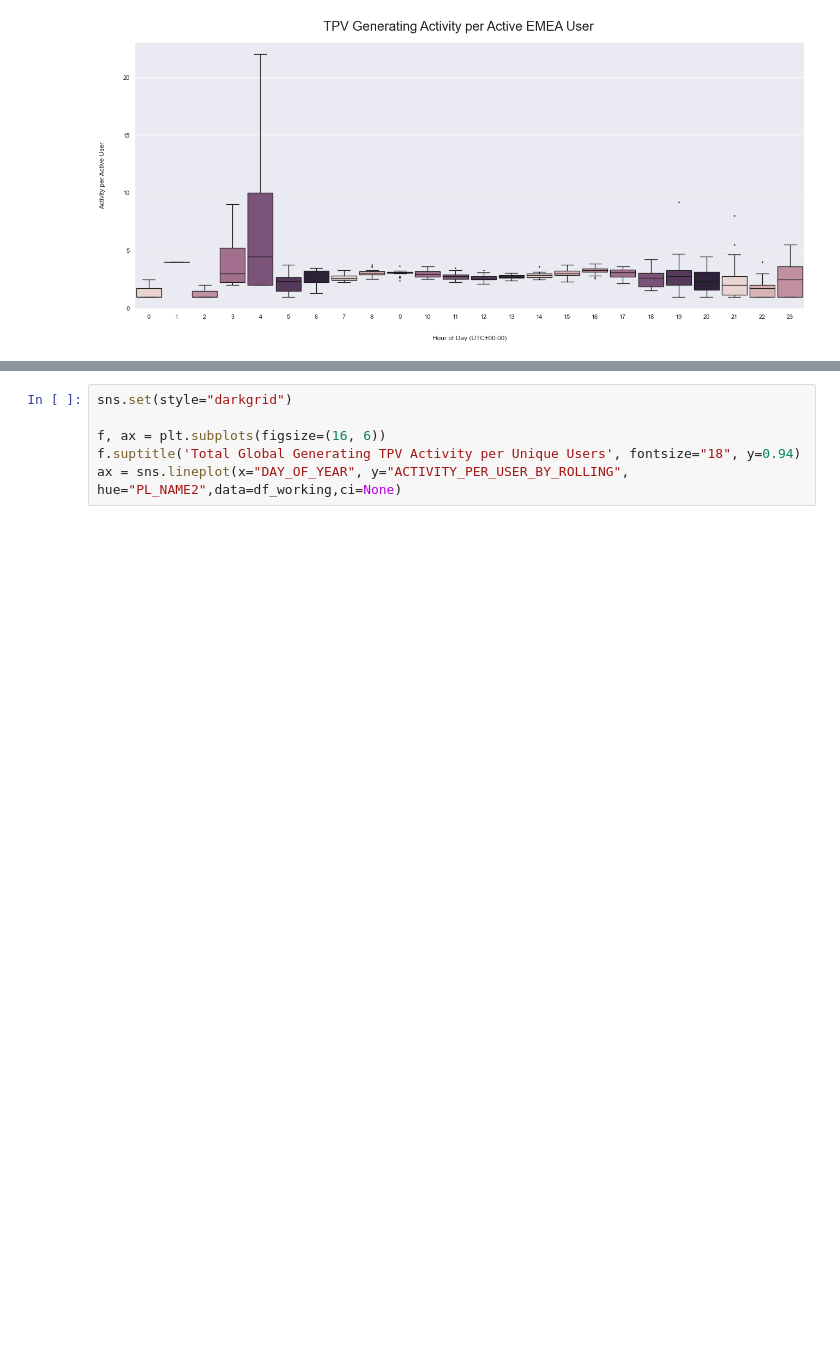
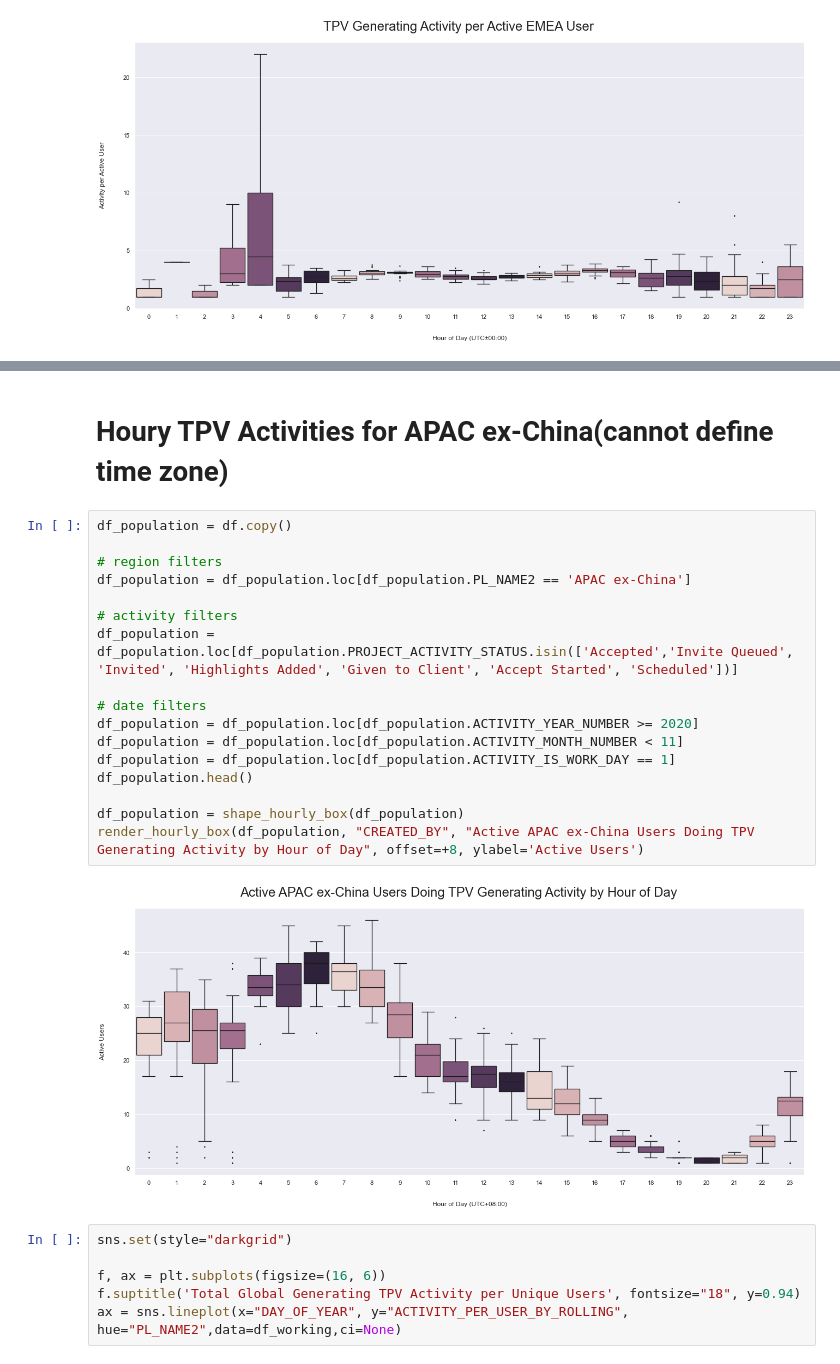
Before and after one commit to CocoZHG611/GC-Data-and-Analytics, a Jupyter notebook: User Activity Hourly.ipynb, the cells around one changed output, grey strips where cells are left out. Cells and saved outputs as stored; diff of their text form; blank space fills up the shorter version.

```diff
--- a/User Activity Hourly.ipynb
+++ b/User Activity Hourly.ipynb
@@ -452,3 +378,24 @@ df_working.tail()
+# %% [markdown]
+# Houry TPV Activities for APAC ex-China(cannot define time zone)
+# %%
+df_population = df.copy()
+
+# region filters
+df_population = df_population.loc[df_population.PL_NAME2 == 'APAC ex-China']
+
+# activity filters
+df_population = df_population.loc[df_population.PROJECT_ACTIVITY_STATUS.isin(['Accepted','Invite Queued', 'Invited', 'Highlights Added', 'Given to Client', 'Accept Started', 'Scheduled'])]
+
+# date filters
+df_population = df_population.loc[df_population.ACTIVITY_YEAR_NUMBER >= 2020]
+df_population = df_population.loc[df_population.ACTIVITY_MONTH_NUMBER < 11]
+df_population = df_population.loc[df_population.ACTIVITY_IS_WORK_DAY == 1]
+df_population.head()
+
+df_population = shape_hourly_box(df_population)
+render_hourly_box(df_population, "CREATED_BY", "Active APAC ex-China Users Doing TPV Generating Activity by Hour of Day", offset=+8, ylabel='Active Users')
+# %% [output]
+[figure, added]
 # %%
 sns.set(style="darkgrid")
 
```
Also changed, not shown: parts of 11 cells of this notebook.
